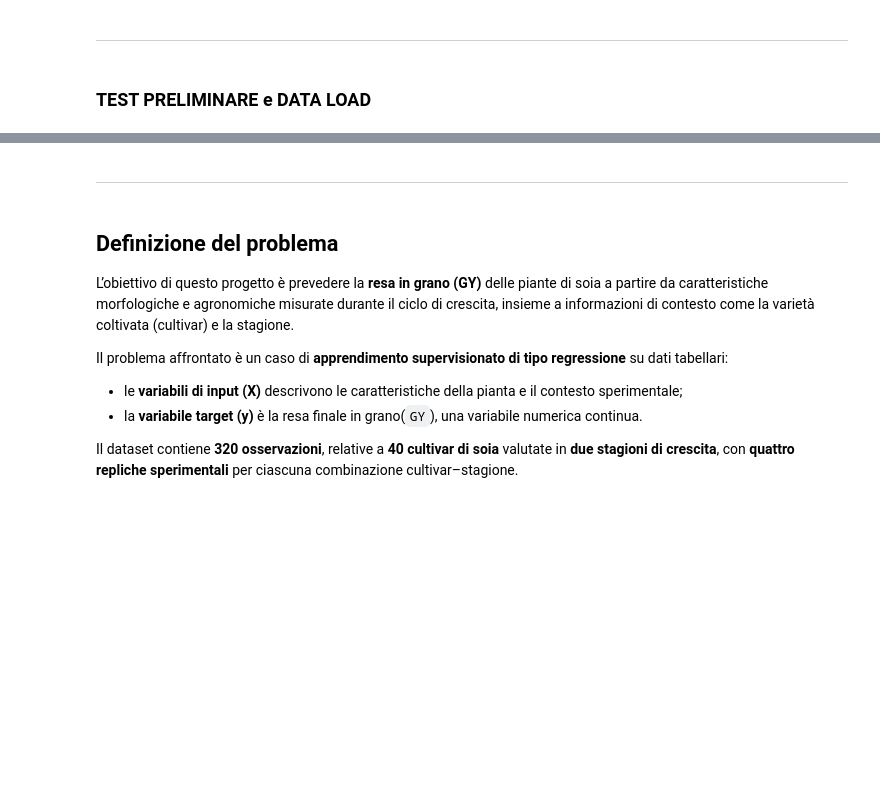
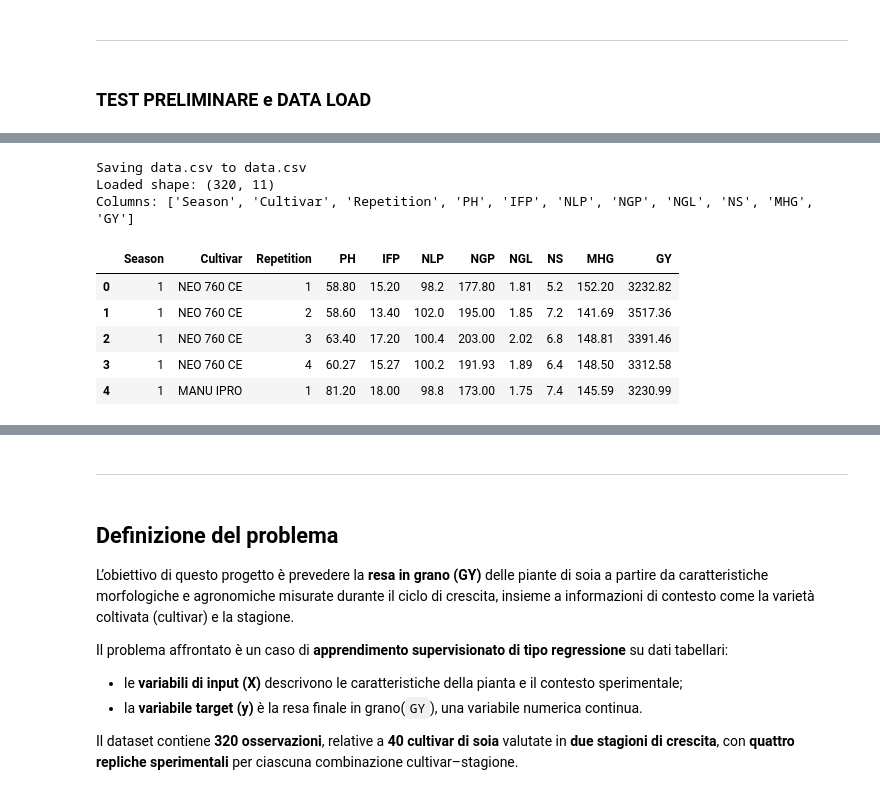
Before and after one commit to aithos-rr/Soybean-Dataset-Project, a Jupyter notebook: notebooks/Soybean_Dataset_Project_Models.ipynb, the cells around one changed output, grey strips where cells are left out. Drawn from its saved outputs; the diff is of its cells as text; code cells hidden in the pictures; blank space fills up the shorter version.

```diff
--- a/notebooks/Soybean_Dataset_Project_Models.ipynb
+++ b/notebooks/Soybean_Dataset_Project_Models.ipynb
@@ -19,10 +19,11 @@ import pandas as pd
 
 uploaded = files.upload()
 
-assert "data.csv" in uploaded,
+assert "data.csv" in uploaded
 
 df = pd.read_csv(io.BytesIO(uploaded["data.csv"]))
 
 print("Loaded shape:", df.shape)
 print("Columns:", list(df.columns))
 df.head()
+# %% [output]
@@ -29,3 +31,12 @@ df.head()
+Saving data.csv to data.csv
+Loaded shape: (320, 11)
+Columns: ['Season', 'Cultivar', 'Repetition', 'PH', 'IFP', 'NLP', 'NGP', 'NGL', 'NS', 'MHG', 'GY']
+|  | Season | Cultivar | Repetition | PH | IFP | NLP | NGP | NGL | NS | MHG | GY |
+| 0 | 1 | NEO 760 CE | 1 | 58.80 | 15.20 | 98.2 | 177.80 | 1.81 | 5.2 | 152.20 | 3232.82 |
+| 1 | 1 | NEO 760 CE | 2 | 58.60 | 13.40 | 102.0 | 195.00 | 1.85 | 7.2 | 141.69 | 3517.36 |
+| 2 | 1 | NEO 760 CE | 3 | 63.40 | 17.20 | 100.4 | 203.00 | 2.02 | 6.8 | 148.81 | 3391.46 |
+| 3 | 1 | NEO 760 CE | 4 | 60.27 | 15.27 | 100.2 | 191.93 | 1.89 | 6.4 | 148.50 | 3312.58 |
+| 4 | 1 | MANU IPRO | 1 | 81.20 | 18.00 | 98.8 | 173.00 | 1.75 | 7.4 | 145.59 | 3230.99 |
 # %%
 print(df.dtypes)
 print("\nMissing values per column:")
```
Also changed, not shown: parts of 10 cells of this notebook, 2 other files.
